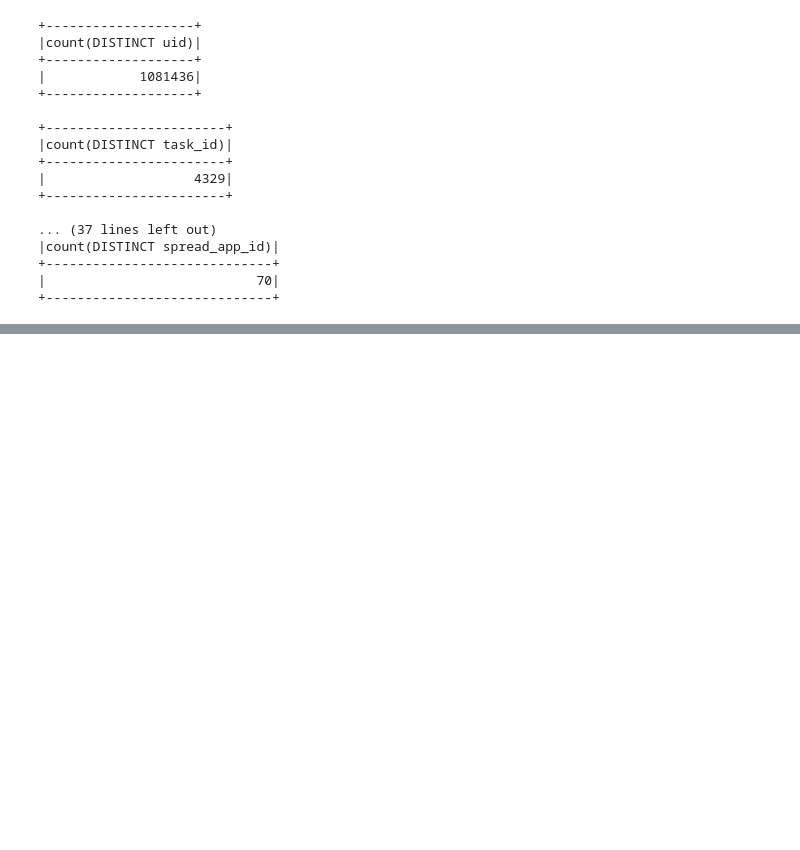
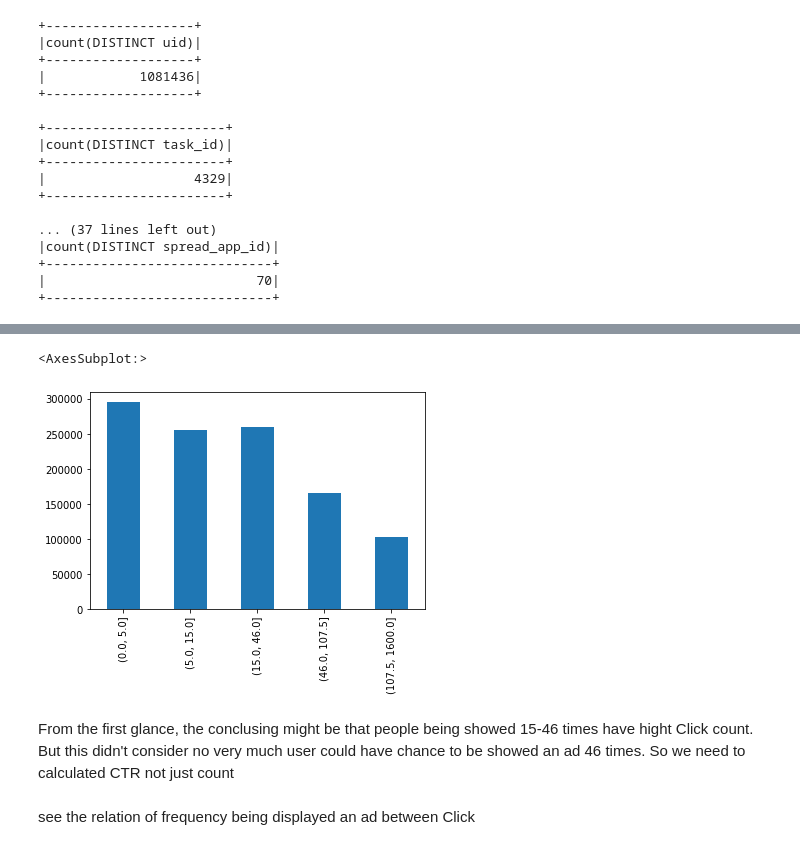
Before and after one commit to xwilchen/MLE_Nanodegree_Capstone, a Jupyter notebook: EDA.ipynb, the cells around one changed output, grey strips where cells are left out. Saved outputs shown, nothing was run; the diff lists cells and outputs as text; code cells hidden in the pictures; blank space fills up the shorter version.

```diff
--- a/EDA.ipynb
+++ b/EDA.ipynb
@@ -287,0 +309,9 @@ raw_df.select(F.countDistinct("consume_purchase")).show()
+# %%
+pd.cut(uid_count_df["count"],[0,5,15,46,41*1.5 + 46,1600]).value_counts().sort_index().plot.bar()
+# %% [output]
+<AxesSubplot:>
+[figure, added]
+# %% [markdown]
+From the first glance, the conclusing might be that people being showed 15-46 times have hight Click count. But this didn't consider no very much user could have chance to be showed an ad 46 times. So we need to calculated CTR not just count
+# %% [markdown]
+see the relation of frequency being displayed an ad between Click
```
Also changed, not shown: parts of 20 cells of this notebook.
